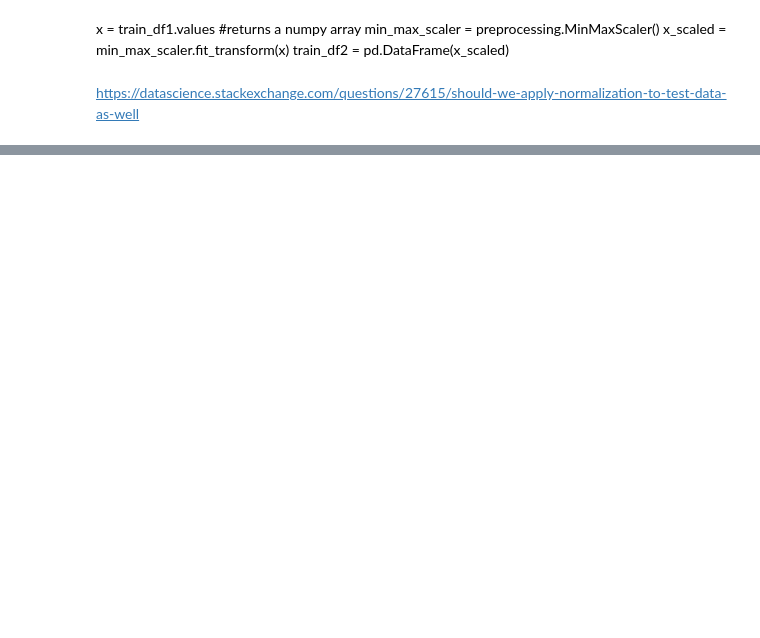
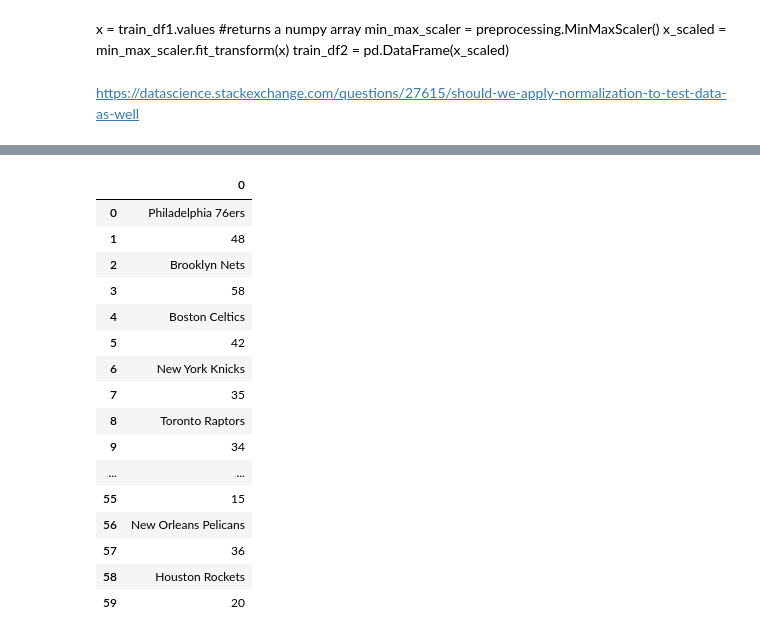
Before and after one commit to calreynolds/Predict-NBA-Team-Standings, a Jupyter notebook: Data_Modeling_0.ipynb, the cells around one changed output, grey strips where cells are left out. Saved outputs shown, nothing was run; the diff lists cells and outputs as text; code cells hidden in the pictures; blank space fills up the shorter version.

```diff
--- a/Data_Modeling_0.ipynb
+++ b/Data_Modeling_0.ipynb
@@ -40,0 +269,2 @@ test_X.columns = test_df_labels
+# %%
+clf.fit(x_train, y_train)
@@ -40,0 +285,2 @@ test_X.columns = test_df_labels
+# %%
+output = clf.predict(x_test)
@@ -40,0 +292,6 @@ test_X.columns = test_df_labels
+# %%
+li = []
+# %%
+for i in range(30):
+    print(test_df0['Team'][i], ":", output[i])
+    li.append([test_df0['Team'][i], output[i]])
@@ -40,0 +316,20 @@ test_X.columns = test_df_labels
+# %%
+li
+# %% [output]
+|  | 0 |
+| 0 | Philadelphia 76ers |
+| 1 | 48 |
+| 2 | Brooklyn Nets |
+| 3 | 58 |
+| 4 | Boston Celtics |
+| 5 | 42 |
+| 6 | New York Knicks |
+| 7 | 35 |
+| 8 | Toronto Raptors |
+| 9 | 34 |
+| ... | ... |
+| 55 | 15 |
+| 56 | New Orleans Pelicans |
+| 57 | 36 |
+| 58 | Houston Rockets |
+| 59 | 20 |
```
Also changed, not shown: parts of 50 cells of this notebook.
